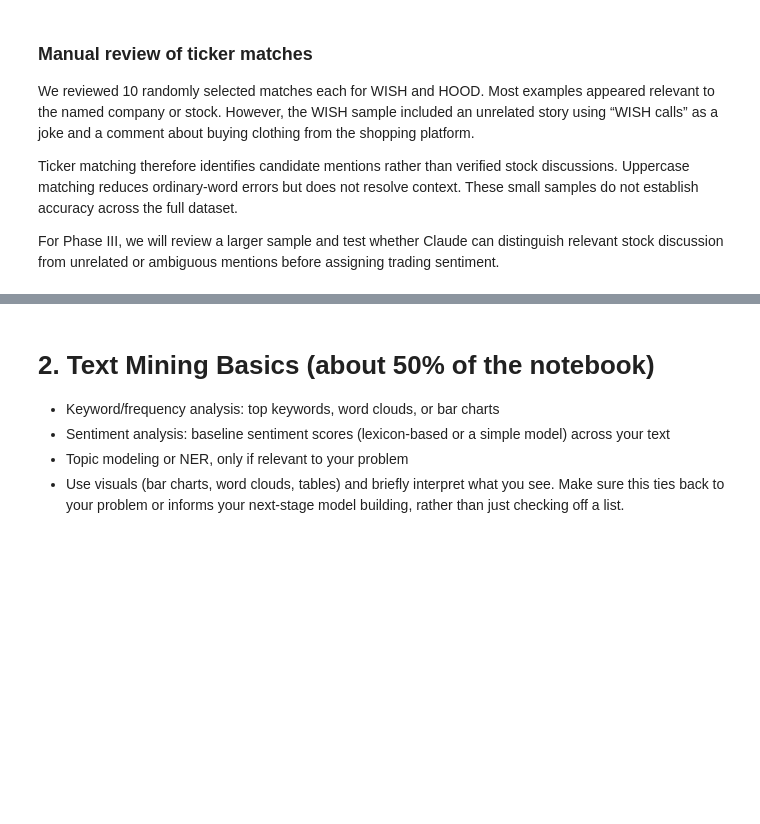
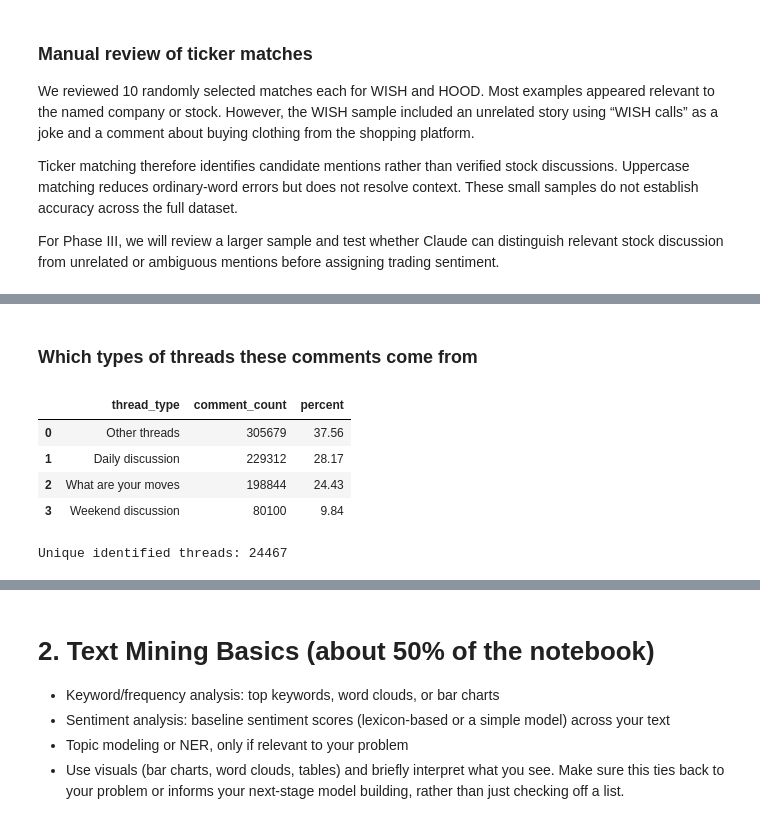
Before and after one commit to lagrenier4451/reddit-volume-forecast, a Jupyter notebook: notebooks/CDA_PhaseII_AlexToth_LucGrenier.ipynb, the cells around one changed output, grey strips where cells are left out. Saved outputs shown, nothing was run; the diff lists cells and outputs as text; code cells hidden in the pictures; blank space fills up the shorter version.

```diff
--- a/notebooks/CDA_PhaseII_AlexToth_LucGrenier.ipynb
+++ b/notebooks/CDA_PhaseII_AlexToth_LucGrenier.ipynb
@@ -447,0 +554,54 @@ or ambiguous mentions before assigning trading sentiment.
+# %% [markdown]
+### Which types of threads these comments come from
+# %%
+# Extract parent thread IDs and URL title slugs
+thread_parts = comments_clean["permalink"].str.extract(
+    r"/comments/(?P<thread_id>[^/]+)/(?P<thread_slug>[^/]+)"
+)
+
+comments_clean["thread_id"] = thread_parts["thread_id"]
+comments_clean["thread_slug"] = thread_parts["thread_slug"]
+
+# Classify threads using their URL title slugs
+def classify_thread(slug):
+    if pd.isna(slug):
+        return "Unknown"
+    if "daily_discussion" in slug:
+        return "Daily discussion"
+    if "what_are_your_moves" in slug:
+        return "What are your moves"
+    if "weekend_discussion" in slug:
+        return "Weekend discussion"
+    return "Other threads"
+
+comments_clean["thread_type"] = (
+    comments_clean["thread_slug"].apply(classify_thread)
+)
+
+thread_summary = (
+    comments_clean["thread_type"]
+    .value_counts()
+    .rename_axis("thread_type")
+    .reset_index(name="comment_count")
+)
+
+thread_summary["percent"] = (
+    thread_summary["comment_count"]
+    .div(len(comments_clean))
+    .mul(100)
+    .round(2)
+)
+
+display(thread_summary)
+
+print(
+    "Unique identified threads:",
+    comments_clean["thread_id"].nunique()
+)
+# %% [output]
+|  | thread_type | comment_count | percent |
+| 0 | Other threads | 305679 | 37.56 |
+| 1 | Daily discussion | 229312 | 28.17 |
+| 2 | What are your moves | 198844 | 24.43 |
+| 3 | Weekend discussion | 80100 | 9.84 |
+Unique identified threads: 24467
```
Also changed, not shown: parts of 7 cells of this notebook.
